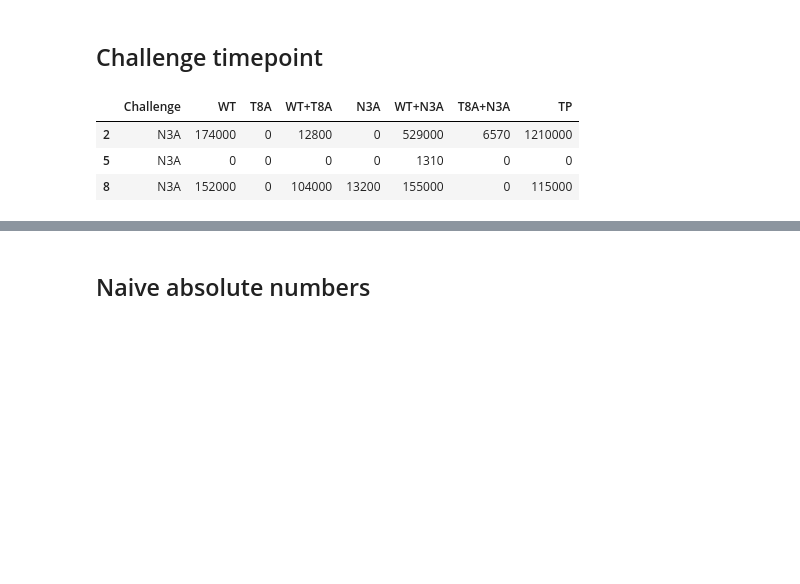
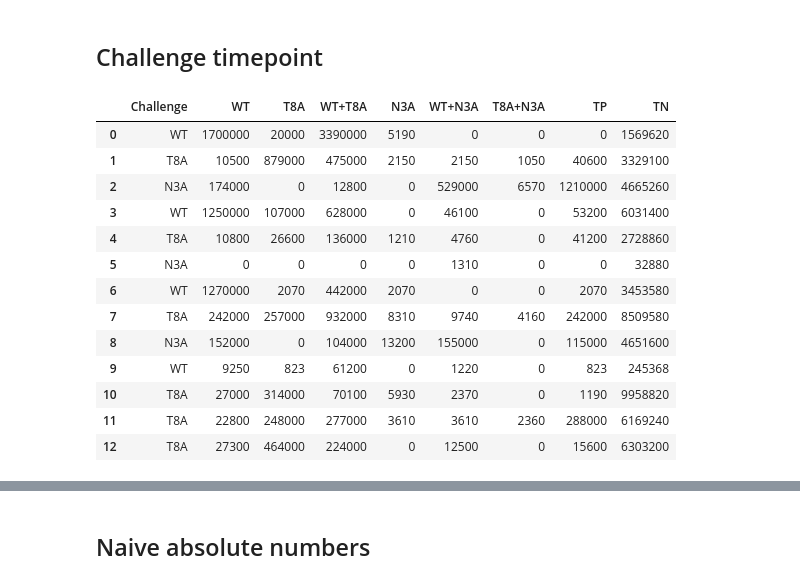
Before and after one commit to WolfDanny/IAV_analysis, a Jupyter notebook: Figures.ipynb, the cells around one changed output, grey strips where cells are left out. Drawn from its saved outputs; the diff is of its cells as text; code cells hidden in the pictures; blank space fills up the shorter version.

Commit message:
Challenge and naive correlations
Included correlations for absolute numbers and frequencies, as well as challenged + WT primed mice.

```diff
--- a/Figures.ipynb
+++ b/Figures.ipynb
@@ -361,12 +361,23 @@ fa.venn_plots(
 ## Challenge timepoint
 # %%
 wt_chDF = fa.stats_dataframe_challenge(
-    wt_p_data, ["Challenge", "WT", "T8A", "WT+T8A", "N3A", "WT+N3A", "T8A+N3A", "TP"]
+    (wt_p_data, wt_p_data_neg),
+    ["Challenge", "WT", "T8A", "WT+T8A", "N3A", "WT+N3A", "T8A+N3A", "TP", "TN"],
 )
 # %%
-wt_chDF[(wt_chDF.Challenge == "N3A")]
+wt_chDF
 # %% [output]
-|  | Challenge | WT | T8A | WT+T8A | N3A | WT+N3A | T8A+N3A | TP |
-| 2 | N3A | 174000 | 0 | 12800 | 0 | 529000 | 6570 | 1210000 |
-| 5 | N3A | 0 | 0 | 0 | 0 | 1310 | 0 | 0 |
-| 8 | N3A | 152000 | 0 | 104000 | 13200 | 155000 | 0 | 115000 |
+|  | Challenge | WT | T8A | WT+T8A | N3A | WT+N3A | T8A+N3A | TP | TN |
+| 0 | WT | 1700000 | 20000 | 3390000 | 5190 | 0 | 0 | 0 | 1569620 |
+| 1 | T8A | 10500 | 879000 | 475000 | 2150 | 2150 | 1050 | 40600 | 3329100 |
+| 2 | N3A | 174000 | 0 | 12800 | 0 | 529000 | 6570 | 1210000 | 4665260 |
+| 3 | WT | 1250000 | 107000 | 628000 | 0 | 46100 | 0 | 53200 | 6031400 |
+| 4 | T8A | 10800 | 26600 | 136000 | 1210 | 4760 | 0 | 41200 | 2728860 |
+| 5 | N3A | 0 | 0 | 0 | 0 | 1310 | 0 | 0 | 32880 |
+| 6 | WT | 1270000 | 2070 | 442000 | 2070 | 0 | 0 | 2070 | 3453580 |
+| 7 | T8A | 242000 | 257000 | 932000 | 8310 | 9740 | 4160 | 242000 | 8509580 |
+| 8 | N3A | 152000 | 0 | 104000 | 13200 | 155000 | 0 | 115000 | 4651600 |
+| 9 | WT | 9250 | 823 | 61200 | 0 | 1220 | 0 | 823 | 245368 |
+| 10 | T8A | 27000 | 314000 | 70100 | 5930 | 2370 | 0 | 1190 | 9958820 |
+| 11 | T8A | 22800 | 248000 | 277000 | 3610 | 3610 | 2360 | 288000 | 6169240 |
+| 12 | T8A | 27300 | 464000 | 224000 | 0 | 12500 | 0 | 15600 | 6303200 |
```
Also changed, not shown: parts of 12 cells of this notebook, 3 other files.
